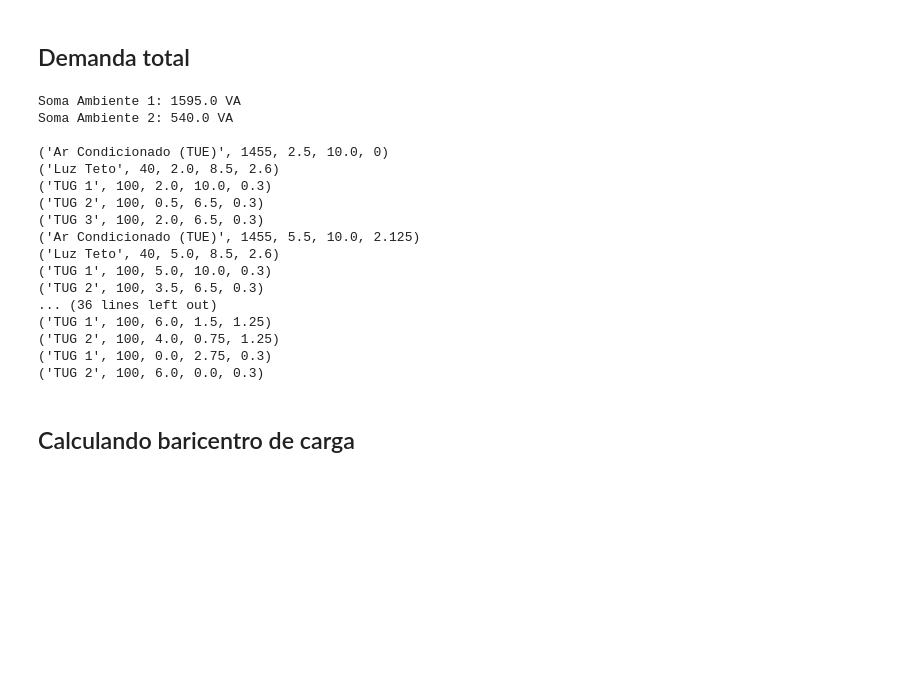
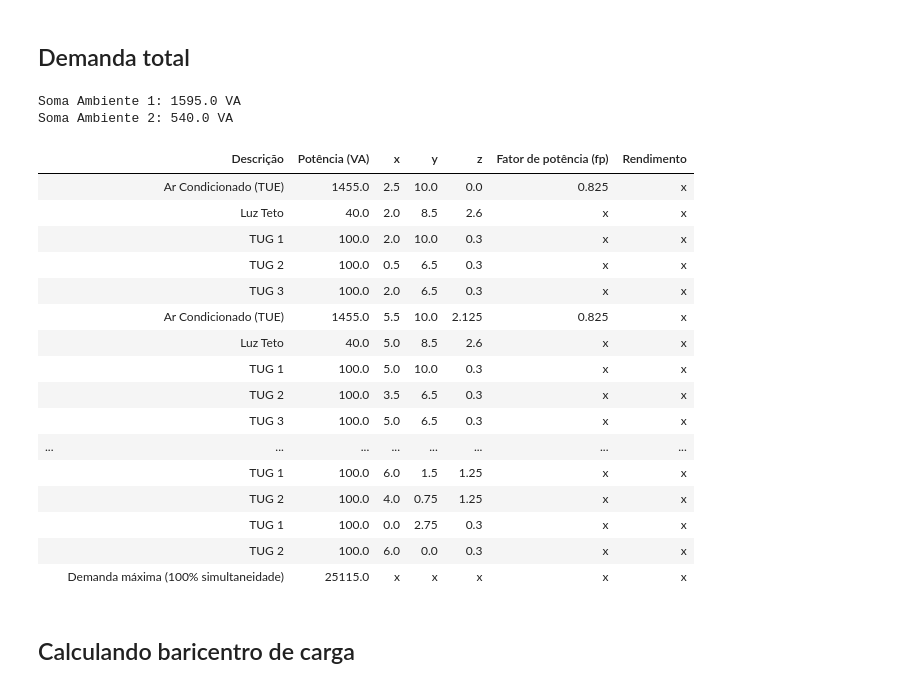
Before and after one commit to emotta3/Instalacoes, a Jupyter notebook: Trabalho/Trabalho_Inst.ipynb, the cells around one changed output. Drawn from its saved outputs; the diff is of its cells as text; code cells hidden in the pictures; blank space fills up the shorter version.

Commit message:
Tabela cargas adicionada

```diff
--- a/Trabalho/Trabalho_Inst.ipynb
+++ b/Trabalho/Trabalho_Inst.ipynb
@@ -644,44 +644,81 @@ Potência nominal = 25115.0 VA
 # %% [markdown]
 ## Demanda total
 # %%
+vetor_cargas = [
+    (
+        carga.descricao,
+        carga.potencia_va,
+        carga.x,
+        carga.y,
+        carga.z,
+        carga.fp,
+        carga.rendimento,
+    )
+    for carga in projeto_eletrico.cargas_posicionadas
+]
 
 soma_ambiente1 = 0.0
 for i in range(4, 7):        # range(4, 7) vai de 4 até 6 (o 7 não entra)
     soma_ambiente1 += vetor_cargas[i][1]
-    #                                   ↑
-    #                              índice da potência
 
 # ---------- Ambiente 2: índices 12 a 17 ----------
 soma_ambiente2 = 0.0
 for i in range(12, 18):      # range(12, 18) vai de 12 até 17
     soma_ambiente2 += vetor_cargas[i][1]
 
 print(f"Soma Ambiente 1: {soma_ambiente1} VA")
 print(f"Soma Ambiente 2: {soma_ambiente2} VA")
 
+# Sem fator de demanda definido, considera simultaneidade de 100%
+demanda_maxima = 0.0
+for carga in vetor_cargas:
+    demanda_maxima += carga[1]
 
+# Organiza as cargas em uma tabela para facilitar a visualização
+df_vetor_cargas = pd.DataFrame(
+    vetor_cargas,
+    columns=[
+        "Descrição",
+        "Potência (VA)",
+        "x",
+        "y",
+        "z",
+        "Fator de potência (fp)",
+        "Rendimento",
+    ],
+)
 
-print()
-for carga in vetor_cargas:
-     print(carga)
+df_vetor_cargas.loc[len(df_vetor_cargas)] = [
+    "Demanda máxima (100% simultaneidade)",
+    demanda_maxima,
+    "x",
+    "x",
+    "x",
+    "x",
+    "x",
+]
+df_vetor_cargas.index = [''] * len(df_vetor_cargas)
+display(df_vetor_cargas)
 # %% [output]
 Soma Ambiente 1: 1595.0 VA
 Soma Ambiente 2: 540.0 VA
-
-('Ar Condicionado (TUE)', 1455, 2.5, 10.0, 0)
-('Luz Teto', 40, 2.0, 8.5, 2.6)
-('TUG 1', 100, 2.0, 10.0, 0.3)
-('TUG 2', 100, 0.5, 6.5, 0.3)
-('TUG 3', 100, 2.0, 6.5, 0.3)
-('Ar Condicionado (TUE)', 1455, 5.5, 10.0, 2.125)
-('Luz Teto', 40, 5.0, 8.5, 2.6)
-('TUG 1', 100, 5.0, 10.0, 0.3)
-('TUG 2', 100, 3.5, 6.5, 0.3)
-... (36 lines left out)
-('TUG 1', 100, 6.0, 1.5, 1.25)
-('TUG 2', 100, 4.0, 0.75, 1.25)
-('TUG 1', 100, 0.0, 2.75, 0.3)
-('TUG 2', 100, 6.0, 0.0, 0.3)
+|  | Descrição | Potência (VA) | x | y | z | Fator de potência (fp) | Rendimento |
+|  | Ar Condicionado (TUE) | 1455.0 | 2.5 | 10.0 | 0.0 | 0.825 | x |
+|  | Luz Teto | 40.0 | 2.0 | 8.5 | 2.6 | x | x |
+|  | TUG 1 | 100.0 | 2.0 | 10.0 | 0.3 | x | x |
+|  | TUG 2 | 100.0 | 0.5 | 6.5 | 0.3 | x | x |
+|  | TUG 3 | 100.0 | 2.0 | 6.5 | 0.3 | x | x |
+|  | Ar Condicionado (TUE) | 1455.0 | 5.5 | 10.0 | 2.125 | 0.825 | x |
+|  | Luz Teto | 40.0 | 5.0 | 8.5 | 2.6 | x | x |
+|  | TUG 1 | 100.0 | 5.0 | 10.0 | 0.3 | x | x |
+|  | TUG 2 | 100.0 | 3.5 | 6.5 | 0.3 | x | x |
+|  | TUG 3 | 100.0 | 5.0 | 6.5 | 0.3 | x | x |
+| ... | ... | ... | ... | ... | ... | ... | ... |
+|  | TUG 1 | 100.0 | 6.0 | 1.5 | 1.25 | x | x |
+|  | TUG 2 | 100.0 | 4.0 | 0.75 | 1.25 | x | x |
+|  | TUG 1 | 100.0 | 0.0 | 2.75 | 0.3 | x | x |
+|  | TUG 2 | 100.0 | 6.0 | 0.0 | 0.3 | x | x |
+|  | Demanda máxima (100% simultaneidade) | 25115.0 | x | x | x | x | x |
 # %% [markdown]
 ## Calculando baricentro de carga
 # %%
```
